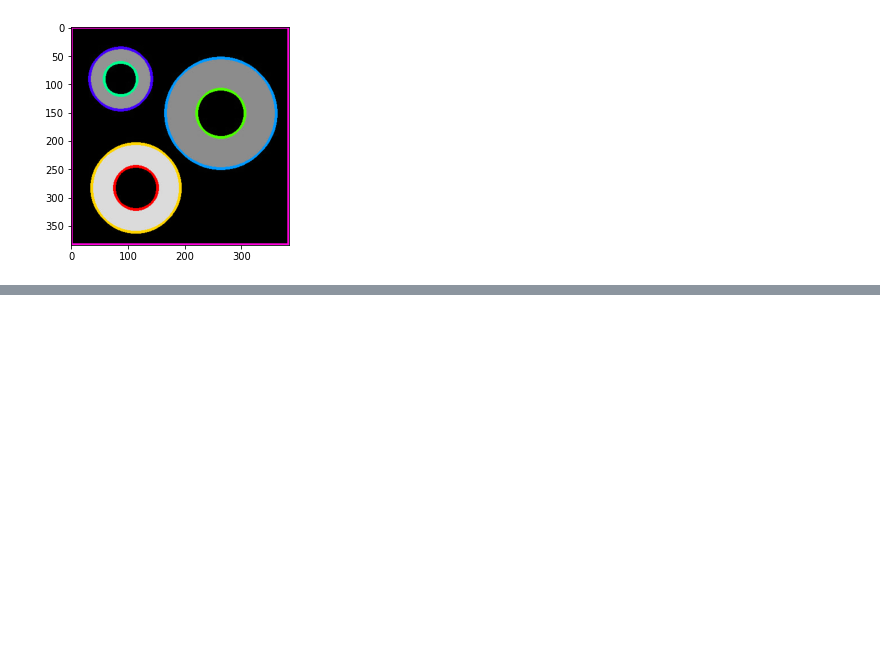
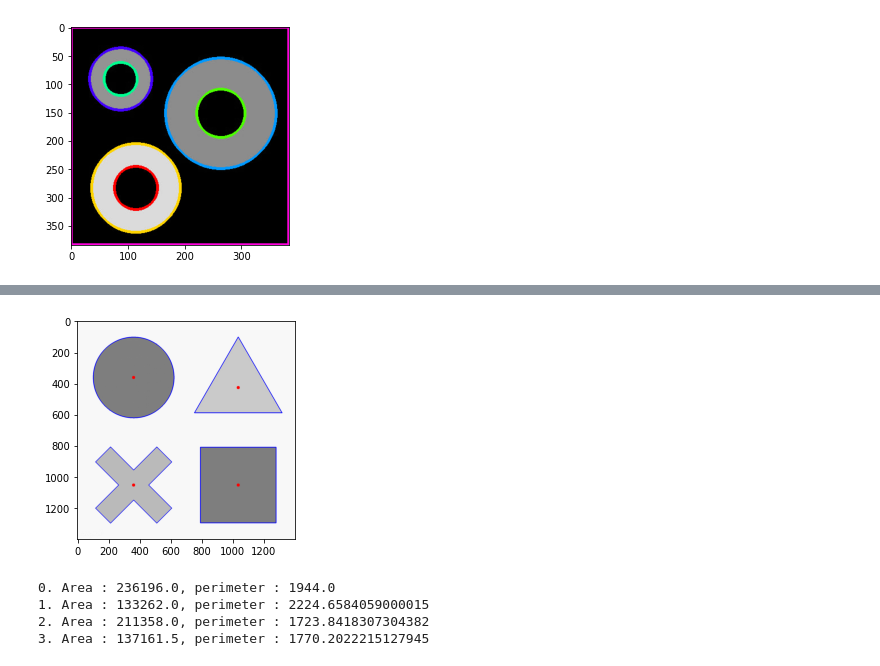
Before and after one commit to chinmaydas96/OpenCV-for-Beginner, a Jupyter notebook: Module-5-Contours/Test.ipynb, the cells around one changed output, grey strips where cells are left out. Cells and saved outputs as stored; diff of their text form; code cells hidden in the pictures; blank space fills up the shorter version.

```diff
--- a/Module-5-Contours/Test.ipynb
+++ b/Module-5-Contours/Test.ipynb
@@ -105,0 +149,15 @@ for i, single_contour in enumerate(contours2):
+# %%
+plt.imshow(imageCopy_1)
+plt.show()
+# %% [output]
+[figure, added]
+# %%
+for index, contour in enumerate(contours):
+    area = cv2.contourArea(contour)
+    parimeter = cv2.arcLength(contour, True)
+    print('{}. Area : {}, perimeter : {}'.format(index, area, parimeter))
+# %% [output]
+0. Area : 236196.0, perimeter : 1944.0
+1. Area : 133262.0, perimeter : 2224.6584059000015
+2. Area : 211358.0, perimeter : 1723.8418307304382
+3. Area : 137161.5, perimeter : 1770.2022215127945
```
Also changed, not shown: parts of 13 cells of this notebook.
